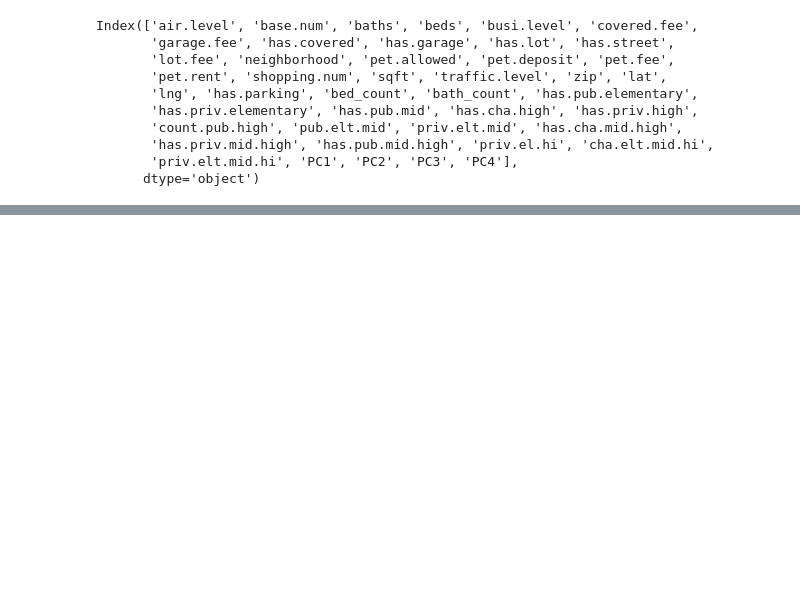
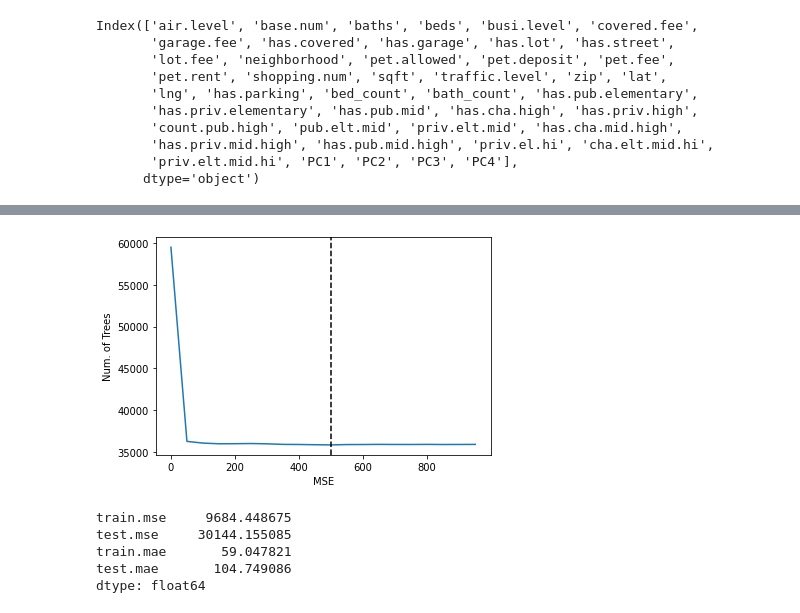
Before and after one commit to shilongdai/Analysis, a Jupyter notebook: Apartments/apartments_prediction.ipynb, the cells around one changed output, grey strips where cells are left out. Drawn from its saved outputs; the diff is of its cells as text; code cells hidden in the pictures; blank space fills up the shorter version.

```diff
--- a/Apartments/apartments_prediction.ipynb
+++ b/Apartments/apartments_prediction.ipynb
@@ -113,0 +181,5 @@ del coefficients["has.garage_True"]
+# %%
+relevant_features = set(rf_features.index[-9:])
+relevant_features = relevant_features.union(set(rf_perm_imp_s.index[-12: ]))
+selected_tr_X = selected_tr_X.loc[:, relevant_features]
+selected_ts_X = sqft_ts_X.loc[:, relevant_features]
@@ -113,0 +201,28 @@ del coefficients["has.garage_True"]
+# %%
+plt.plot(range(1, 1001, 50), -cv_rf_result["mean_test_score"])
+plt.xlabel("MSE")
+plt.ylabel("Num. of Trees")
+plt.axvline(random_tree_cv.best_params_["n_estimators"],
+            linestyle="--", color="black", label="number of trees: CV")
+plt.show()
+# %% [output]
+[figure, added]
+# %%
+best_rf = random_tree_cv.best_estimator_
+rf_tr = best_rf.predict(selected_tr_X)
+rf_ts = best_rf.predict(selected_ts_X)
+
+rf_tr_mse = mean_squared_error(sqft_tr_Y, rf_tr)
+rf_ts_mse = mean_squared_error(sqft_ts_Y, rf_ts)
+rf_tr_mae = mean_absolute_error(sqft_tr_Y, rf_tr)
+rf_ts_mae = mean_absolute_error(sqft_ts_Y, rf_ts)
+
+rf_perf = pd.Series([rf_tr_mse, rf_ts_mse, rf_tr_mae, rf_ts_mae],
+                    index=["train.mse", "test.mse", "train.mae", "test.mae"])
+rf_perf
+# %% [output]
+train.mse     9684.448675
+test.mse     30144.155085
+train.mae       59.047821
+test.mae       104.749086
+dtype: float64
```
Also changed, not shown: parts of 20 cells of this notebook, 2 other files.
